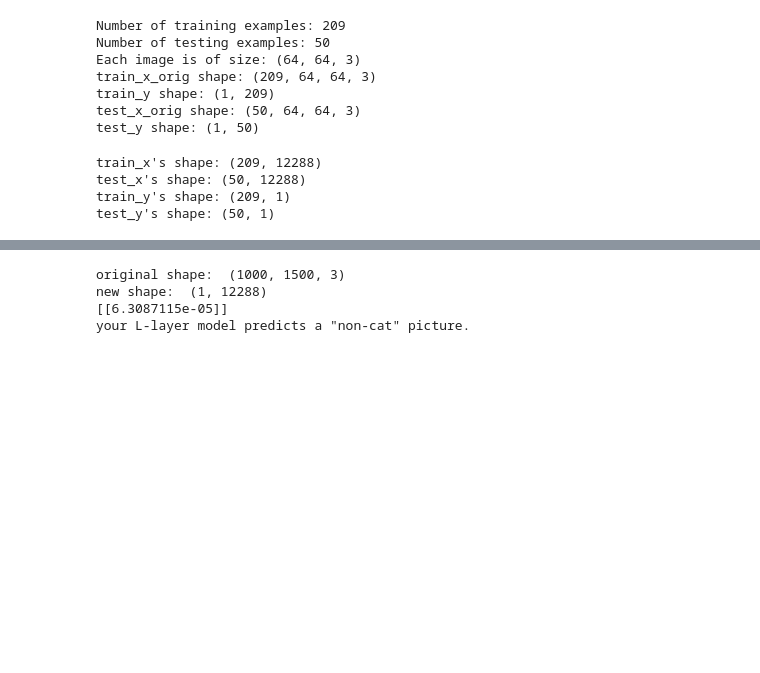
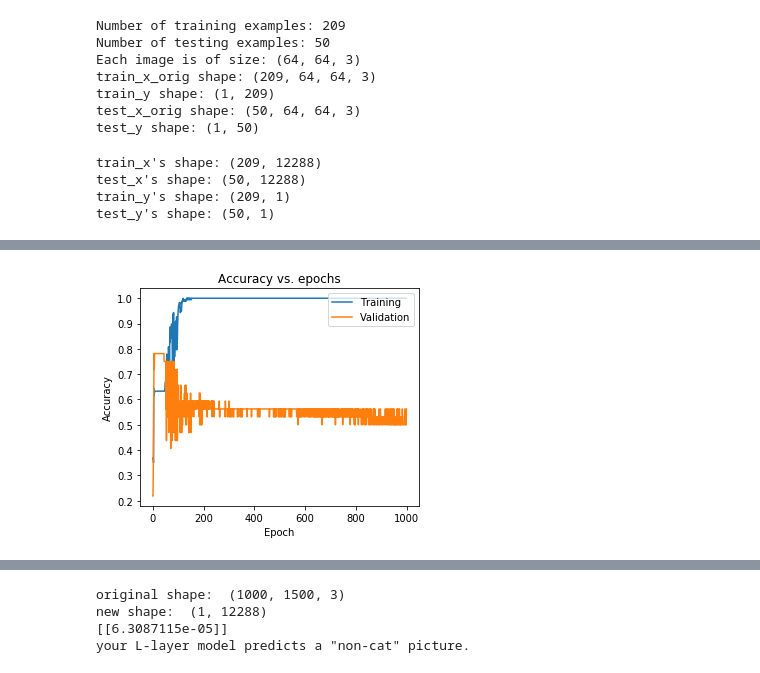
Before and after one commit to RobotEdh/RobotAI, a Jupyter notebook: 1_Deep_Neural_Network_tf_full.ipynb, the cells around one changed output, grey strips where cells are left out. Cells and saved outputs as stored; diff of their text form; code cells hidden in the pictures; blank space fills up the shorter version.

```diff
--- a/1_Deep_Neural_Network_tf_full.ipynb
+++ b/1_Deep_Neural_Network_tf_full.ipynb
@@ -34,13 +34,21 @@ from tensorflow.keras.layers import InputLayer, Dense, Dropout
 # %%
 # Build the Sequential feedforward neural network model
-model = Sequential([
-    InputLayer(input_shape=(12288,)),
-    Dropout(0.2),
-    Dense(20,activation='relu',   kernel_initializer='he_normal',bias_initializer='zeros',name='l1'),
-    Dense(7, activation='relu',   kernel_initializer='he_normal',bias_initializer='zeros',name='l2'),
-    Dense(5, activation='relu',   kernel_initializer='he_normal',bias_initializer='zeros',name='l3'),
-    Dense(1, activation='sigmoid',kernel_initializer='GlorotNormal',bias_initializer='zeros',name='l4')]
-)
+def get_regularised_model(lmba=0.0, rate=0.0):
+    model = Sequential([
+        InputLayer(input_shape=(12288,)),
+        Dropout(rate),
+        Dense(20,activation='relu',   kernel_initializer='he_normal',   bias_initializer='zeros', kernel_regularizer=tf.keras.regularizers.l2(lmba/2.0), name='l1'),
+        Dropout(rate),
+        Dense(7, activation='relu',   kernel_initializer='he_normal',   bias_initializer='zeros', kernel_regularizer=tf.keras.regularizers.l2(lmba/2.0), name='l2'),
+        Dropout(rate),
+        Dense(5, activation='relu',   kernel_initializer='he_normal',   bias_initializer='zeros', kernel_regularizer=tf.keras.regularizers.l2(lmba/2.0), name='l3'),
+        Dropout(rate),
+        Dense(1, activation='sigmoid',kernel_initializer='GlorotNormal',bias_initializer='zeros', kernel_regularizer=tf.keras.regularizers.l2(lmba/2.0), name='l4')],
+        name = 'Regularised_model'
+    )
+    return model
+
+model = get_regularised_model()
 # %%
 model.summary()
 # %% [output]
@@ -177,3 +203,16 @@ df.plot(y='binary_accuracy',title='accuracy',kind='line')
+# %%
+# Plot the training and validation accuracy
+import matplotlib.pyplot as plt
+
+plt.plot(history.history['binary_accuracy'])
+plt.plot(history.history['val_binary_accuracy'])
+plt.title('Accuracy vs. epochs')
+plt.ylabel('Accuracy')
+plt.xlabel('Epoch')
+plt.legend(['Training', 'Validation'], loc='upper right')
+plt.show()
+# %% [output]
+[figure, added]
 # %%
 # Evaluate the model
 test_loss, test_accuracy = model.evaluate(test_x,test_y)
```
Also changed, not shown: parts of 13 cells of this notebook, 2 other files.
